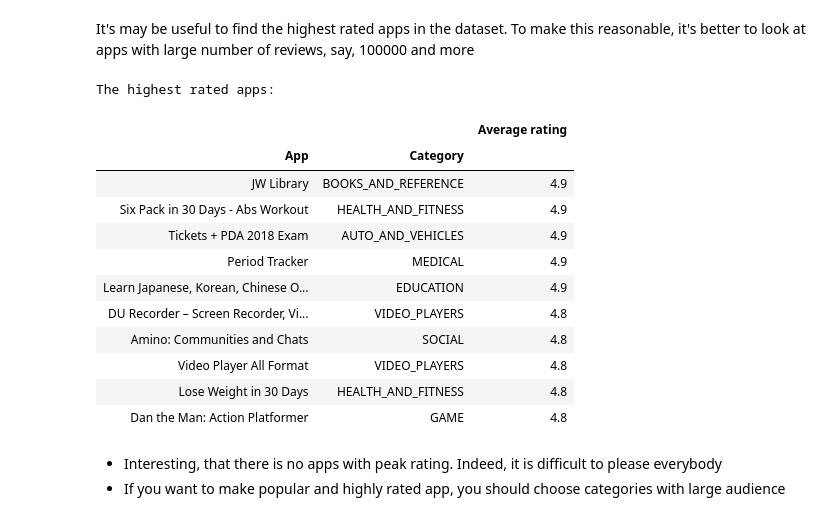
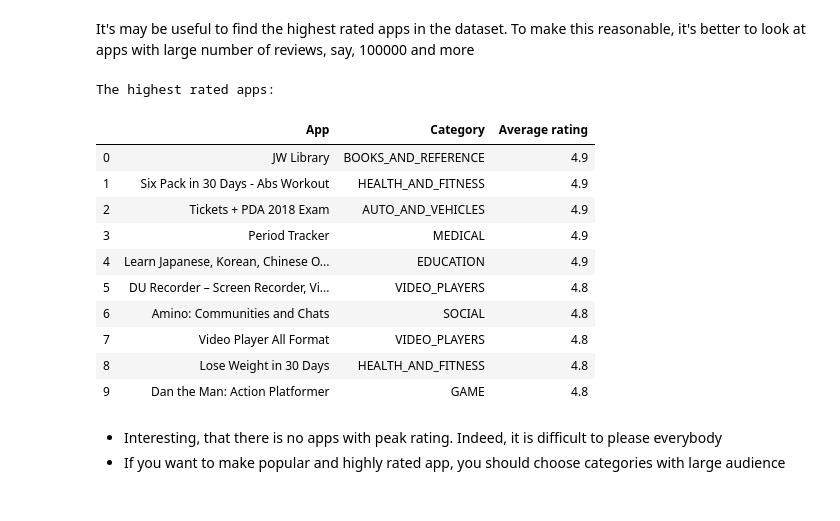
Before and after one commit to andrewodegov/Kaggle, a Jupyter notebook: Google_play_store_analysis.ipynb, the cells around one changed output. Drawn from its saved outputs; the diff is of its cells as text; code cells hidden in the pictures.

```diff
--- a/Google_play_store_analysis.ipynb
+++ b/Google_play_store_analysis.ipynb
@@ -160,21 +146,20 @@ It's may be useful to find the highest rated apps in the dataset. To make this r
 # %%
 top_app = pd.pivot_table(data[data.Reviews >100000], values='Rating', index=['App', 'Category'], aggfunc= np.mean).sort_values('Rating', ascending=False)
 print('The highest rated apps:')
-top_app.rename(columns={'Rating': 'Average rating'})[:10]
+pd.DataFrame(top_app.rename(columns={'Rating': 'Average rating'})[:10]).reset_index()
 # %% [output]
 The highest rated apps:
-|  |  | Average rating |
-| App | Category |  |
-| JW Library | BOOKS_AND_REFERENCE | 4.9 |
-| Six Pack in 30 Days - Abs Workout | HEALTH_AND_FITNESS | 4.9 |
-| Tickets + PDA 2018 Exam | AUTO_AND_VEHICLES | 4.9 |
-| Period Tracker | MEDICAL | 4.9 |
-| Learn Japanese, Korean, Chinese O... | EDUCATION | 4.9 |
-| DU Recorder – Screen Recorder, Vi... | VIDEO_PLAYERS | 4.8 |
-| Amino: Communities and Chats | SOCIAL | 4.8 |
-| Video Player All Format | VIDEO_PLAYERS | 4.8 |
-| Lose Weight in 30 Days | HEALTH_AND_FITNESS | 4.8 |
-| Dan the Man: Action Platformer | GAME | 4.8 |
+|  | App | Category | Average rating |
+| 0 | JW Library | BOOKS_AND_REFERENCE | 4.9 |
+| 1 | Six Pack in 30 Days - Abs Workout | HEALTH_AND_FITNESS | 4.9 |
+| 2 | Tickets + PDA 2018 Exam | AUTO_AND_VEHICLES | 4.9 |
+| 3 | Period Tracker | MEDICAL | 4.9 |
+| 4 | Learn Japanese, Korean, Chinese O... | EDUCATION | 4.9 |
+| 5 | DU Recorder – Screen Recorder, Vi... | VIDEO_PLAYERS | 4.8 |
+| 6 | Amino: Communities and Chats | SOCIAL | 4.8 |
+| 7 | Video Player All Format | VIDEO_PLAYERS | 4.8 |
+| 8 | Lose Weight in 30 Days | HEALTH_AND_FITNESS | 4.8 |
+| 9 | Dan the Man: Action Platformer | GAME | 4.8 |
 # %% [markdown]
 - Interesting, that there is no apps with peak rating. Indeed, it is difficult to please everybody
 - If you want to make popular and highly rated app, you should choose categories with large audience
```
Also changed, not shown: parts of 19 cells of this notebook.
